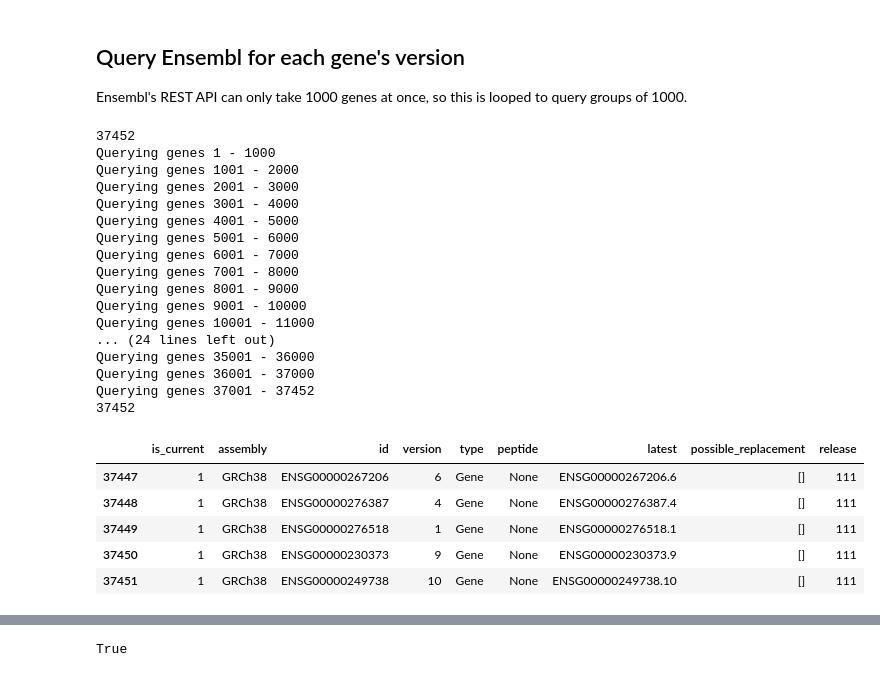
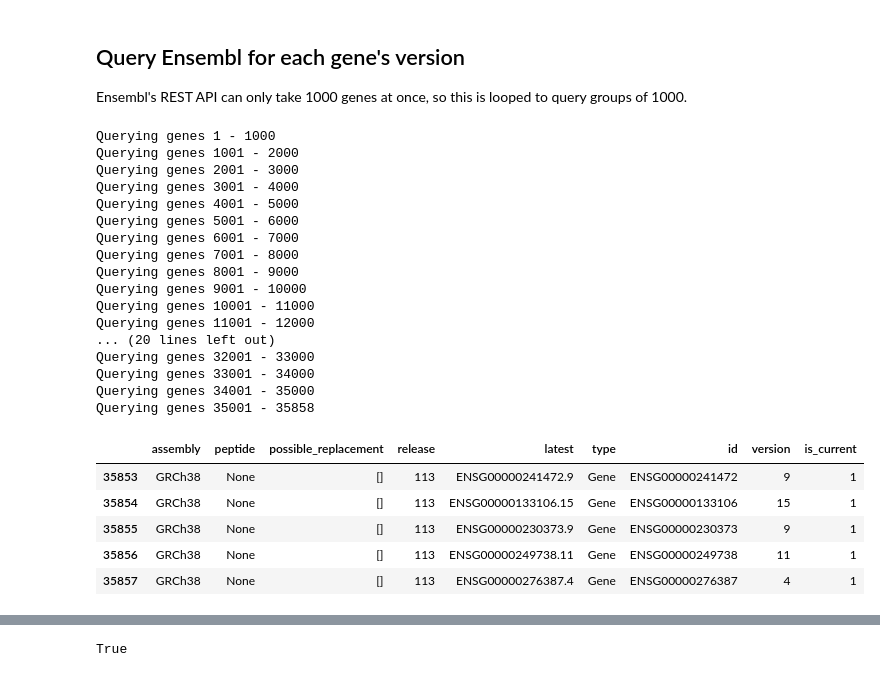
Before and after one commit to Sage-Bionetworks/agora-data-tools, a Jupyter notebook: data_analysis/agora/notebooks/preprocessing/AG-896_Preprocess_Gene_Annotations.ipynb, the cells around one changed output, grey strips where cells are left out. Cells and saved outputs as stored; diff of their text form; code cells hidden in the pictures.

```diff
--- a/data_analysis/agora/notebooks/preprocessing/AG-896_Preprocess_Gene_Annotations.ipynb
+++ b/data_analysis/agora/notebooks/preprocessing/AG-896_Preprocess_Gene_Annotations.ipynb
@@ -268,8 +216,9 @@ gene_table_merged.head()
 Fix `NaN` values in the `alias` field and make sure every alias value is a list, not a string.
 # %%
 # NaN or NULL alias values become empty lists
-for row in gene_table_merged.loc[gene_table_merged["alias"].isnull(), "alias"].index:
-    gene_table_merged.at[row, "alias"] = []
+gene_table_merged["alias"] = gene_table_merged["alias"].apply(
+    lambda cell: cell if cell is not np.NaN else []
+)
 
 # Some alias values are a single string, not a list. Turn them into lists here.
 gene_table_merged["alias"] = gene_table_merged["alias"].apply(
@@ -321,6 +265,5 @@ all_duplicated
 # %%
-non_dupes = set(gene_table_merged.index) - set(all_duplicated.index)
-keep_df = gene_table_merged.loc[list(non_dupes)].copy(deep=True)
+keep_df = gene_table_merged.drop(all_duplicated.index)
 
 # For each duplicated Ensembl ID, collapse to 1 row and append that row to keep_df
 for ens_id in set(all_duplicated["ensembl_gene_id"]):
@@ -400,77 +343,35 @@ print(archive_df)
 
 Ensembl's REST API can only take 1000 genes at once, so this is looped to query groups of 1000.
 # %%
-url = "https://rest.ensembl.org/archive/id"
-headers = {"Content-Type": "application/json", "Accept": "application/json"}
-
-ids = gene_table_merged["ensembl_gene_id"].tolist()
-print(len(ids))
-
-# We can only query 1000 genes at a time
-batch_ind = range(0, len(ids), 1000)
-results = []
-
-for B in batch_ind:
-    end = min(len(ids), B + 1000)
-    print("Querying genes " + str(B + 1) + " - " + str(end))
-
-    request_data = '{ "id" : ' + str(ids[B:end]) + " }"
-    request_data = request_data.replace("'", '"')
-
-    ok = False
-    tries = 0
-
-    while tries < 5 and not ok:
-        try:
-            res = requests.post(url, headers=headers, data=request_data)
-            ok = res.ok
-        except:
-            ok = False
-
-        tries = tries + 1
-
-        if not ok:
-            # res.raise_for_status()
-            print(
-                "Error retrieving Ensembl versions for genes "
-                + str(B + 1)
-                + " - "
-                + str(end)
-                + ". Trying again..."
-            )
-        else:
-            results = results + res.json()
-            break
-
-print(len(results))
-
-versions = pd.json_normalize(results)
+versions = preprocessing_utils.query_ensembl_version_api(
+    ensembl_ids=gene_table_merged["ensembl_gene_id"].tolist()
+)
 
 versions.tail()
 # %% [output]
-37452
 Querying genes 1 - 1000
 Querying genes 1001 - 2000
 Querying genes 2001 - 3000
 Querying genes 3001 - 4000
 Querying genes 4001 - 5000
 Querying genes 5001 - 6000
 Querying genes 6001 - 7000
 Querying genes 7001 - 8000
 Querying genes 8001 - 9000
 Querying genes 9001 - 10000
 Querying genes 10001 - 11000
-... (24 lines left out)
-Querying genes 35001 - 36000
-Querying genes 36001 - 37000
-Querying genes 37001 - 37452
-37452
+Querying genes 11001 - 12000
+... (20 lines left out)
+Querying genes 32001 - 33000
+Querying genes 33001 - 34000
+Querying genes 34001 - 35000
+Querying genes 35001 - 35858
-|  | is_current | assembly | id | version | type | peptide | latest | possible_replacement | release |
-| 37447 | 1 | GRCh38 | ENSG00000267206 | 6 | Gene | None | ENSG00000267206.6 | [] | 111 |
-| 37448 | 1 | GRCh38 | ENSG00000276387 | 4 | Gene | None | ENSG00000276387.4 | [] | 111 |
-| 37449 | 1 | GRCh38 | ENSG00000276518 | 1 | Gene | None | ENSG00000276518.1 | [] | 111 |
-| 37450 | 1 | GRCh38 | ENSG00000230373 | 9 | Gene | None | ENSG00000230373.9 | [] | 111 |
-| 37451 | 1 | GRCh38 | ENSG00000249738 | 10 | Gene | None | ENSG00000249738.10 | [] | 111 |
+|  | assembly | peptide | possible_replacement | release | latest | type | id | version | is_current |
+| 35853 | GRCh38 | None | [] | 113 | ENSG00000241472.9 | Gene | ENSG00000241472 | 9 | 1 |
+| 35854 | GRCh38 | None | [] | 113 | ENSG00000133106.15 | Gene | ENSG00000133106 | 15 | 1 |
+| 35855 | GRCh38 | None | [] | 113 | ENSG00000230373.9 | Gene | ENSG00000230373 | 9 | 1 |
+| 35856 | GRCh38 | None | [] | 113 | ENSG00000249738.11 | Gene | ENSG00000249738 | 11 | 1 |
+| 35857 | GRCh38 | None | [] | 113 | ENSG00000276387.4 | Gene | ENSG00000276387 | 4 | 1 |
 # %%
 versions.groupby("release").size()
 # %% [output]
```
Also changed, not shown: parts of 20 cells of this notebook, 3 other files.
